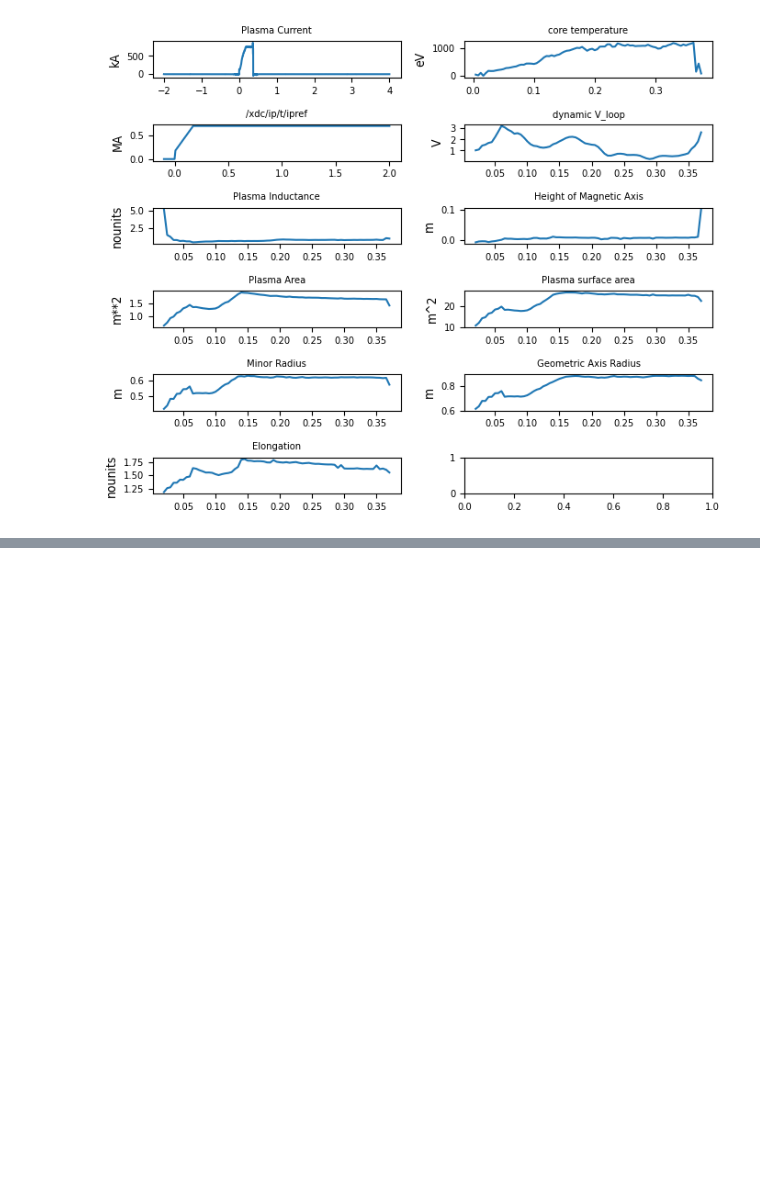
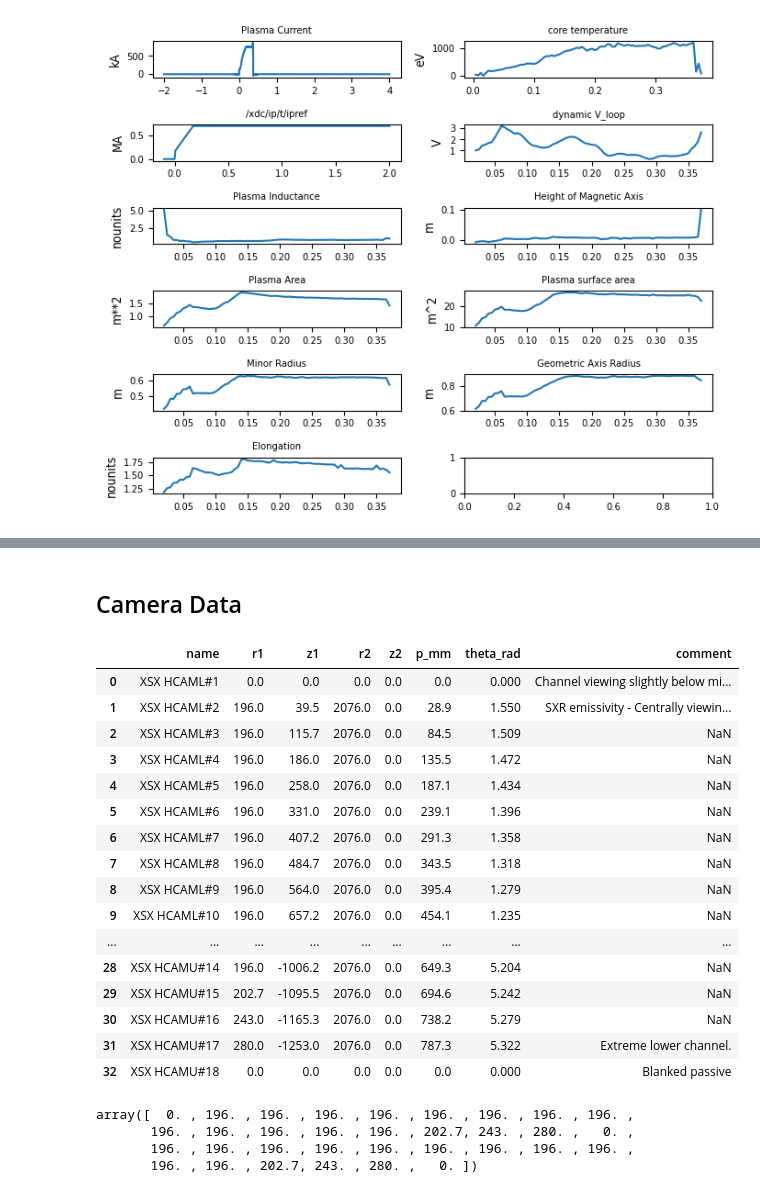
Before and after one commit to samueljackson92/defuse-data, a Jupyter notebook: inspect_data.ipynb, the cells around one changed output, grey strips where cells are left out. Saved outputs shown, nothing was run; the diff lists cells and outputs as text; code cells hidden in the pictures; blank space fills up the shorter version.

```diff
--- a/inspect_data.ipynb
+++ b/inspect_data.ipynb
@@ -69,0 +80,30 @@ plt.tight_layout()
+# %% [markdown]
+## Camera Data
+# %%
+df = pd.read_csv('xsx_camera.csv')
+df
+# %% [output]
+|  | name | r1 | z1 | r2 | z2 | p_mm | theta_rad | comment |
+| 0 | XSX HCAML#1 | 0.0 | 0.0 | 0.0 | 0.0 | 0.0 | 0.000 | Channel viewing slightly below mi... |
+| 1 | XSX HCAML#2 | 196.0 | 39.5 | 2076.0 | 0.0 | 28.9 | 1.550 | SXR emissivity - Centrally viewin... |
+| 2 | XSX HCAML#3 | 196.0 | 115.7 | 2076.0 | 0.0 | 84.5 | 1.509 | NaN |
+| 3 | XSX HCAML#4 | 196.0 | 186.0 | 2076.0 | 0.0 | 135.5 | 1.472 | NaN |
+| 4 | XSX HCAML#5 | 196.0 | 258.0 | 2076.0 | 0.0 | 187.1 | 1.434 | NaN |
+| 5 | XSX HCAML#6 | 196.0 | 331.0 | 2076.0 | 0.0 | 239.1 | 1.396 | NaN |
+| 6 | XSX HCAML#7 | 196.0 | 407.2 | 2076.0 | 0.0 | 291.3 | 1.358 | NaN |
+| 7 | XSX HCAML#8 | 196.0 | 484.7 | 2076.0 | 0.0 | 343.5 | 1.318 | NaN |
+| 8 | XSX HCAML#9 | 196.0 | 564.0 | 2076.0 | 0.0 | 395.4 | 1.279 | NaN |
+| 9 | XSX HCAML#10 | 196.0 | 657.2 | 2076.0 | 0.0 | 454.1 | 1.235 | NaN |
+| ... | ... | ... | ... | ... | ... | ... | ... | ... |
+| 28 | XSX HCAMU#14 | 196.0 | -1006.2 | 2076.0 | 0.0 | 649.3 | 5.204 | NaN |
+| 29 | XSX HCAMU#15 | 202.7 | -1095.5 | 2076.0 | 0.0 | 694.6 | 5.242 | NaN |
+| 30 | XSX HCAMU#16 | 243.0 | -1165.3 | 2076.0 | 0.0 | 738.2 | 5.279 | NaN |
+| 31 | XSX HCAMU#17 | 280.0 | -1253.0 | 2076.0 | 0.0 | 787.3 | 5.322 | Extreme lower channel. |
+| 32 | XSX HCAMU#18 | 0.0 | 0.0 | 0.0 | 0.0 | 0.0 | 0.000 | Blanked passive |
+# %%
+df['r1'].values
+# %% [output]
+array([  0. , 196. , 196. , 196. , 196. , 196. , 196. , 196. , 196. ,
+       196. , 196. , 196. , 196. , 196. , 202.7, 243. , 280. ,   0. ,
+       196. , 196. , 196. , 196. , 196. , 196. , 196. , 196. , 196. ,
+       196. , 196. , 202.7, 243. , 280. ,   0. ])
```
Also changed, not shown: parts of 6 cells of this notebook, 1 other file.
